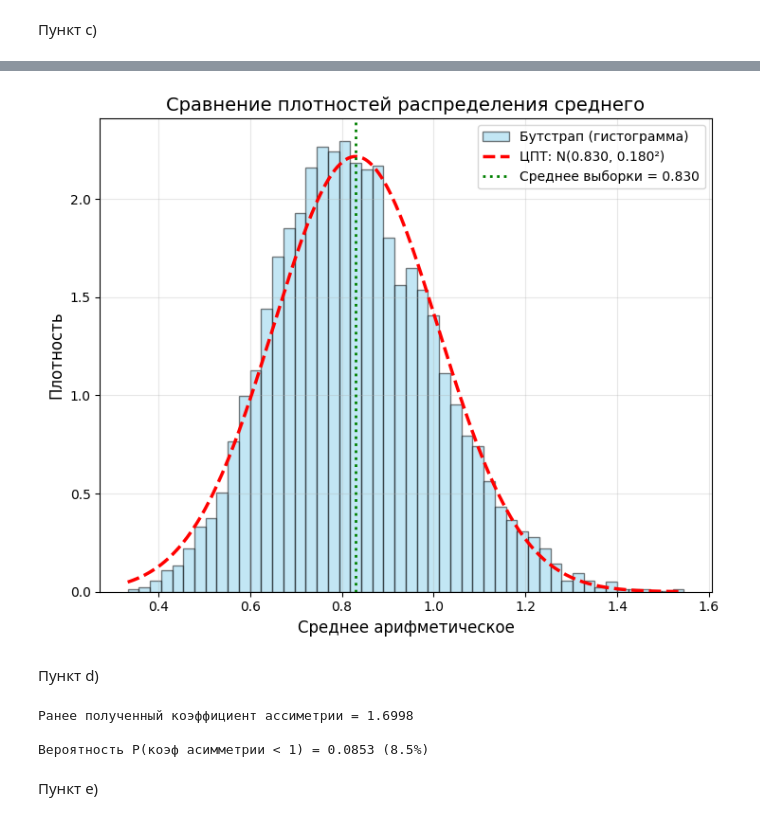
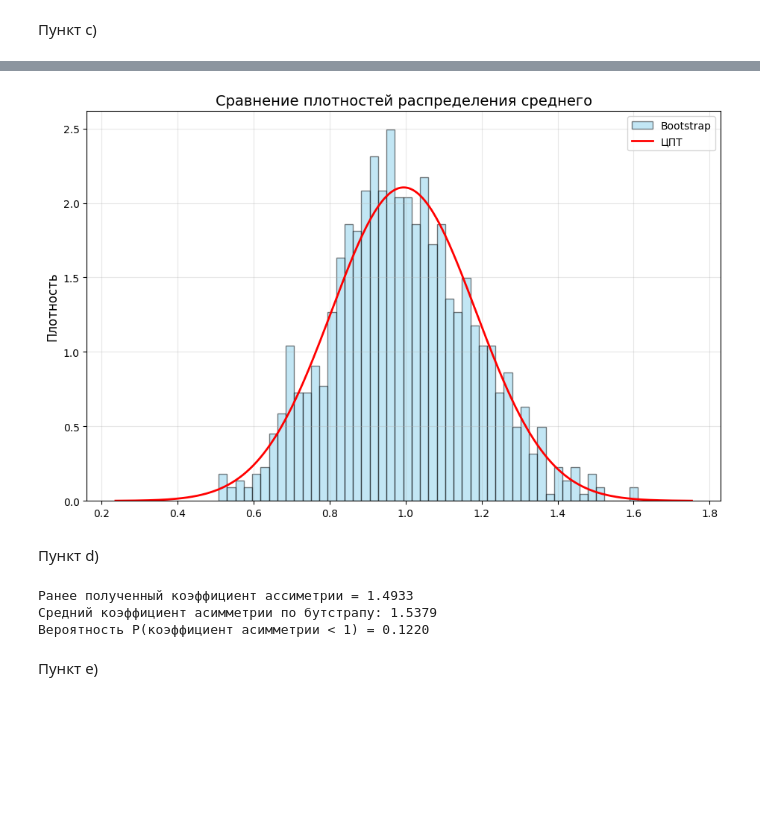
Before and after one commit to Pavel-bur-dot/Mathematical-statistics, a Jupyter notebook: Task_2.ipynb, the cells around one changed output, grey strips where cells are left out. Drawn from its saved outputs; the diff is of its cells as text; code cells hidden in the pictures; blank space fills up the shorter version.

```diff
--- a/Task_2.ipynb
+++ b/Task_2.ipynb
@@ -138,31 +119,14 @@ print(f"Минимум: {np.min(sample):.3f}, Максимум: {np.max(sample):
 # ЦПТ
 mean_sample = np.mean(sample)
 std_sample = np.std(sample, ddof=1)
-print(f"\nИсходная выборка:")
-print(f"  Среднее = {mean_sample:.4f}")
-print(f"  Стандартное отклонение = {std_sample:.4f}")
 
-# 1. Оценка по ЦПТ
-print(f"\n Оценка по ЦПТ:")
-print(f"  X̄ ~ N({mean_sample:.4f}, {std_sample**2:.4f}/{n})")
-print(f"  X̄ ~ N({mean_sample:.4f}, {(std_sample/np.sqrt(n))**2:.4f})")
-
-# Создаем теоретическую плотность (нормальное распределение)
 cpt_mean = mean_sample
 cpt_std = std_sample / np.sqrt(n)
 
-# 2. Бутстраповская оценка плотности
-# Генерируем бутстрап-выборки и считаем их средние
-n_bootstrap = 10000
+# 2. Bootstrap
+n_bootstrap = 1000
 bootstrap_means = []
 
-print(f"\n Выполняем бутстрап (n_bootstrap={n_bootstrap}):")
 for i in range(n_bootstrap):
-    # Генерируем псевдовыборку с возвращением
     bootstrap_sample = np.random.choice(sample, size=n, replace=True)
     bootstrap_means.append(np.mean(bootstrap_sample))
-
-bootstrap_means = np.array(bootstrap_means)
-print(f"  Сгенерировано {len(bootstrap_means)} бутстрап-средних")
-print(f"  Среднее бутстрап-средних = {np.mean(bootstrap_means):.4f}")
-print(f"  Ст. отклонение бутстрап-средних = {np.std(bootstrap_means, ddof=1):.4f}")
@@ -182,52 +133,54 @@ print(f"  Ст. отклонение бутстрап-средних = {np.std(b
 # %%
-# Visiualisation(Гистограмма бутстрап-средних + ЦПТ)
-plt.figure(figsize=(14, 6))
+# Visiualisation(Bootstrap + ЦПТ)
+plt.figure(figsize=(18, 6))
 plt.subplot(1, 2, 1)
 
 x_range = np.linspace(min(bootstrap_means), max(bootstrap_means), 200)
 
-# Гистограмма бутстрап-средних
+# Bootstrap-средних
 plt.hist(bootstrap_means, bins=50, density=True, alpha=0.5,
-         color='skyblue', edgecolor='black', label='Бутстрап (гистограмма)')
+         color='skyblue', edgecolor='black', label='Bootstrap')
 
-# ЦПТ-оценка плотности (нормальное распределение)
-cpt_density = stats.norm.pdf(x_range, loc=cpt_mean, scale=cpt_std)
-plt.plot(x_range, cpt_density, 'r--', linewidth=2.5,
-         label=f'ЦПТ: N({cpt_mean:.3f}, {cpt_std:.3f}²)')
+# ЦПТ кривая
+x_optimal = np.linspace(cpt_mean - 4*cpt_std, cpt_mean + 4*cpt_std, 1000)
+y_optimal = (1 / (cpt_std * np.sqrt(2 * np.pi))) * np.exp(-0.5 * ((x_optimal - cpt_mean) / cpt_std)**2)
+plt.plot(x_optimal, y_optimal, 'r-', linewidth=2, label='ЦПТ')
 
-plt.axvline(mean_sample, color='green', linestyle=':', linewidth=2,
-            label=f'Среднее выборки = {mean_sample:.3f}')
 
 plt.title('Сравнение плотностей распределения среднего', fontsize=14)
-plt.xlabel('Среднее арифметическое', fontsize=12)
 plt.ylabel('Плотность', fontsize=12)
 plt.legend()
 plt.grid(True, alpha=0.3)
 plt.tight_layout()
 plt.show()
 # %% [output]
-[figure, old version]
+[figure, new version]
 # %% [markdown]
 Пункт d)
 # %%
-print(f"Ранее полученный коэффициент ассиметрии = {skew:.4f}")
+print(f"Ранее полученный коэффициент ассиметрии = {asm_koef:.4f}")
 
-# Бутстрап для коэффициента асимметрии
-n_bootstrap = 10000
+# Bootstrap
+n_bootstrap = 1000
 bootstrap_skews = []
 
 for i in range(n_bootstrap):
     bootstrap_sample = np.random.choice(sample, size=n, replace=True)
-    bootstrap_skews.append(stats.skew(bootstrap_sample, bias=False))
+    bootstrap_skews.append(skew_func(bootstrap_sample, bias=False))
 
 bootstrap_skews = np.array(bootstrap_skews)
-# Вероятность P(коэффициент асимметрии < 1)
-prob_less_than_1 = np.mean(bootstrap_skews < 1)
-print(f"\nВероятность P(коэф асимметрии < 1) = {prob_less_than_1:.4f} ({prob_less_than_1*100:.1f}%)")
+
+# Средний коэффициент асимметрии
+mean_bootstrap_skew = np.mean(bootstrap_skews)
+print(f"Средний коэффициент асимметрии по бутстрапу: {mean_bootstrap_skew:.4f}")
+
+# P(коэффициент асимметрии < 1)
+prob = np.mean(bootstrap_skews < 1)
+print(f"Вероятность P(коэффициент асимметрии < 1) = {prob:.4f}")
 # %% [output]
-Ранее полученный коэффициент ассиметрии = 1.6998
-
-Вероятность P(коэф асимметрии < 1) = 0.0853 (8.5%)
+Ранее полученный коэффициент ассиметрии = 1.4933
+Средний коэффициент асимметрии по бутстрапу: 1.5379
+Вероятность P(коэффициент асимметрии < 1) = 0.1220
 # %% [markdown]
 Пункт е)
 # %%
```
Also changed, not shown: parts of 10 cells of this notebook.
